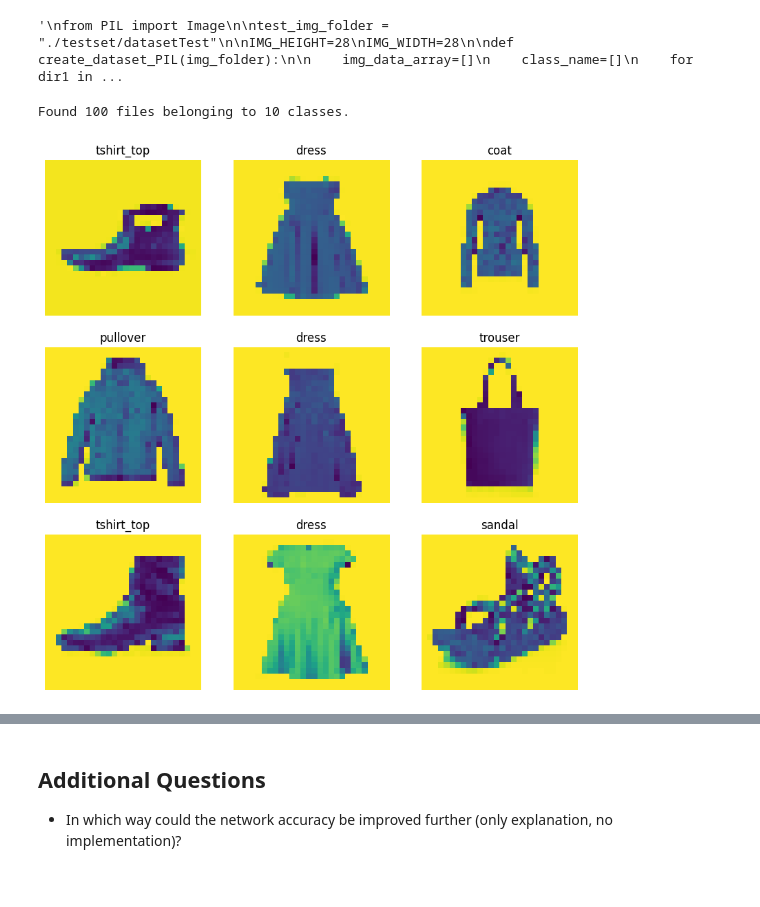
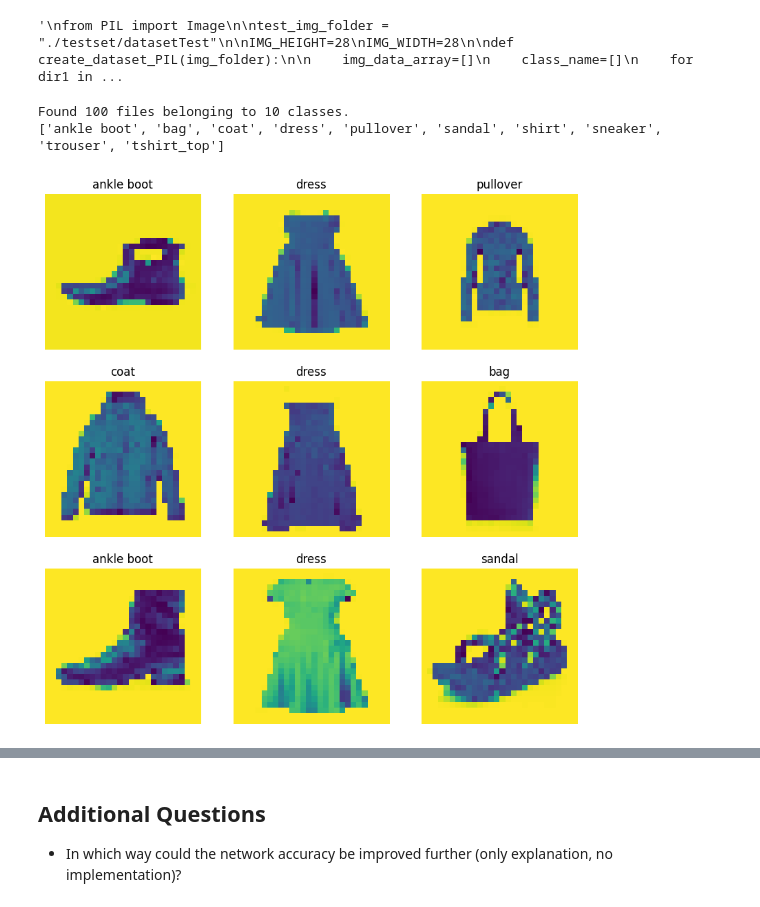
Before and after one commit to yannick1203/AIS_Group2, a Jupyter notebook: Assignment2/Code/PartA/Assignment2_PART_A_V3.ipynb, the cells around one changed output, grey strips where cells are left out. Saved outputs shown, nothing was run; the diff lists cells and outputs as text; code cells hidden in the pictures.

```diff
--- a/Assignment2/Code/PartA/Assignment2_PART_A_V3.ipynb
+++ b/Assignment2/Code/PartA/Assignment2_PART_A_V3.ipynb
@@ -200,17 +198,21 @@ test_ds = tf.keras.utils.image_dataset_from_directory(
     color_mode= 'grayscale',
     image_size=(img_height, img_width),
     batch_size=batch_size)
+
+class_namesT = test_ds.class_names
+print(class_namesT)
 # %% [output]
 Found 100 files belonging to 10 classes.
+['ankle boot', 'bag', 'coat', 'dress', 'pullover', 'sandal', 'shirt', 'sneaker', 'trouser', 'tshirt_top']
 # %%
 import matplotlib.pyplot as plt
 
 plt.figure(figsize=(10, 10))
 for images, labels in test_ds.take(1):
   for i in range(9):
     ax = plt.subplot(3, 3, i + 1)
     plt.imshow(images[i].numpy().astype("uint8"))
-    plt.title(class_names[labels[i]])
+    plt.title(class_namesT[labels[i]])
     plt.axis("off")
 # %% [output]
-[figure, old version]
+[figure, new version]
```
Also changed, not shown: parts of 10 cells of this notebook, 10 other files.
